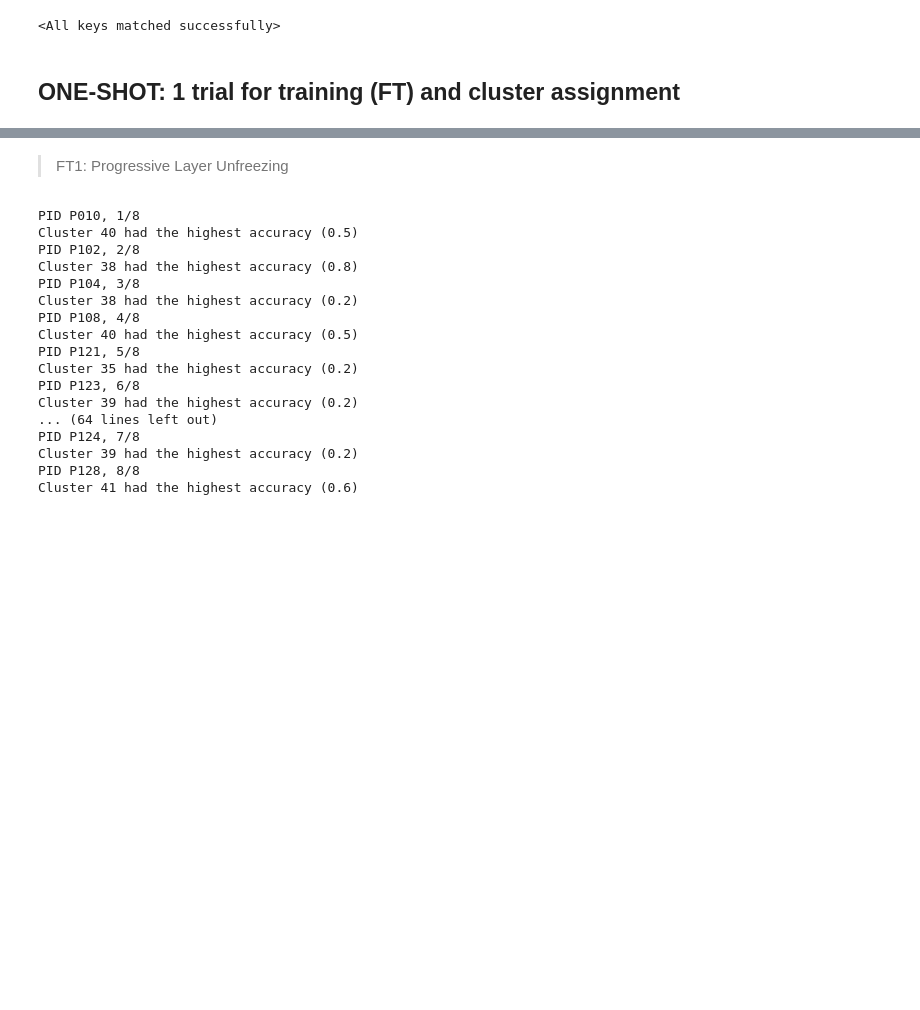
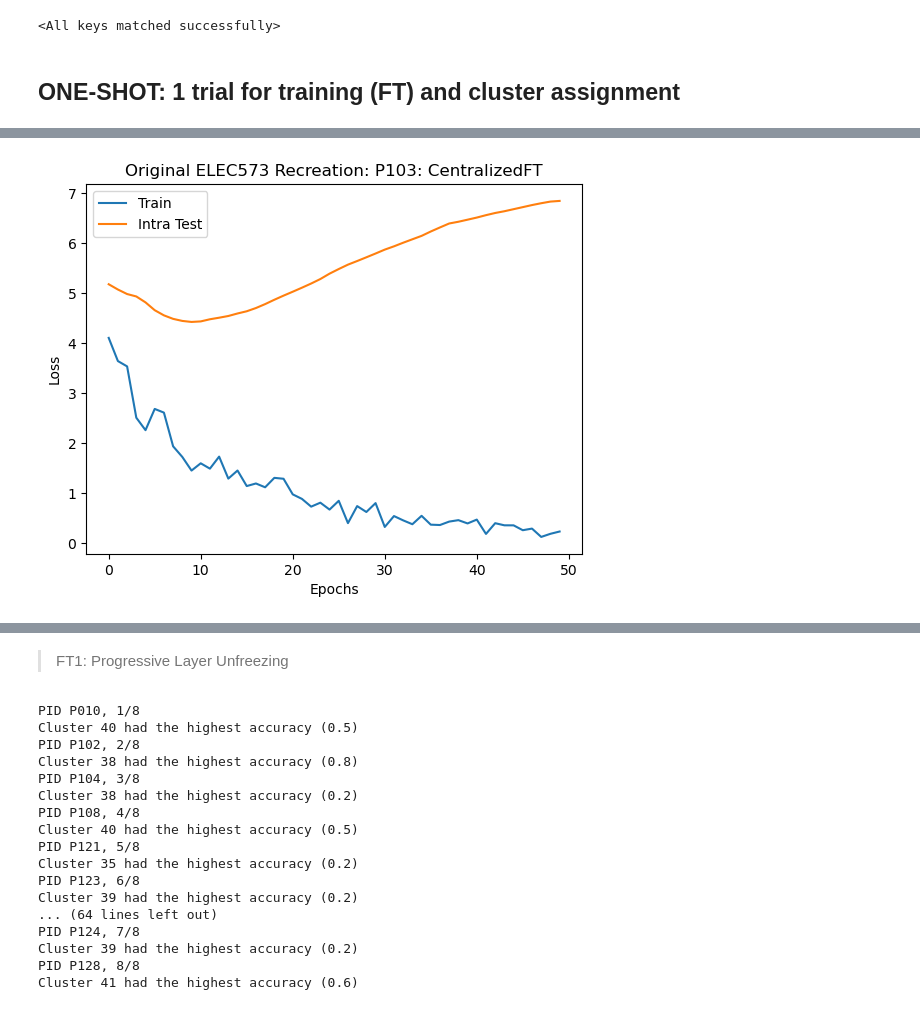
Before and after one commit to kdmalc/fl-gestures, a Jupyter notebook: April_25/105_FT_Methods_Study.ipynb, the cells around one changed output, grey strips where cells are left out. Saved outputs shown, nothing was run; the diff lists cells and outputs as text; code cells hidden in the pictures; blank space fills up the shorter version.

```diff
--- a/April_25/105_FT_Methods_Study.ipynb
+++ b/April_25/105_FT_Methods_Study.ipynb
@@ -105,0 +162,4 @@ shared_trial_data_splits_lst = create_shared_trial_data_splits(expdef_df, all_pa
+# %%
+plot_train_test_curves(originalELEC573FT_data_dict_1_1['train_test_logs_list'][0]['P103'], "Original ELEC573 Recreation: P103: CentralizedFT", print_acc=False, acc_keys=['ft_centralized_acc', None, None], log_keys=['ft_centralized_train_loss_log', 'ft_centralized_test_loss_log', None])
+# %% [output]
+[figure, added]
```
Also changed, not shown: parts of 13 cells of this notebook, 9 other files.
